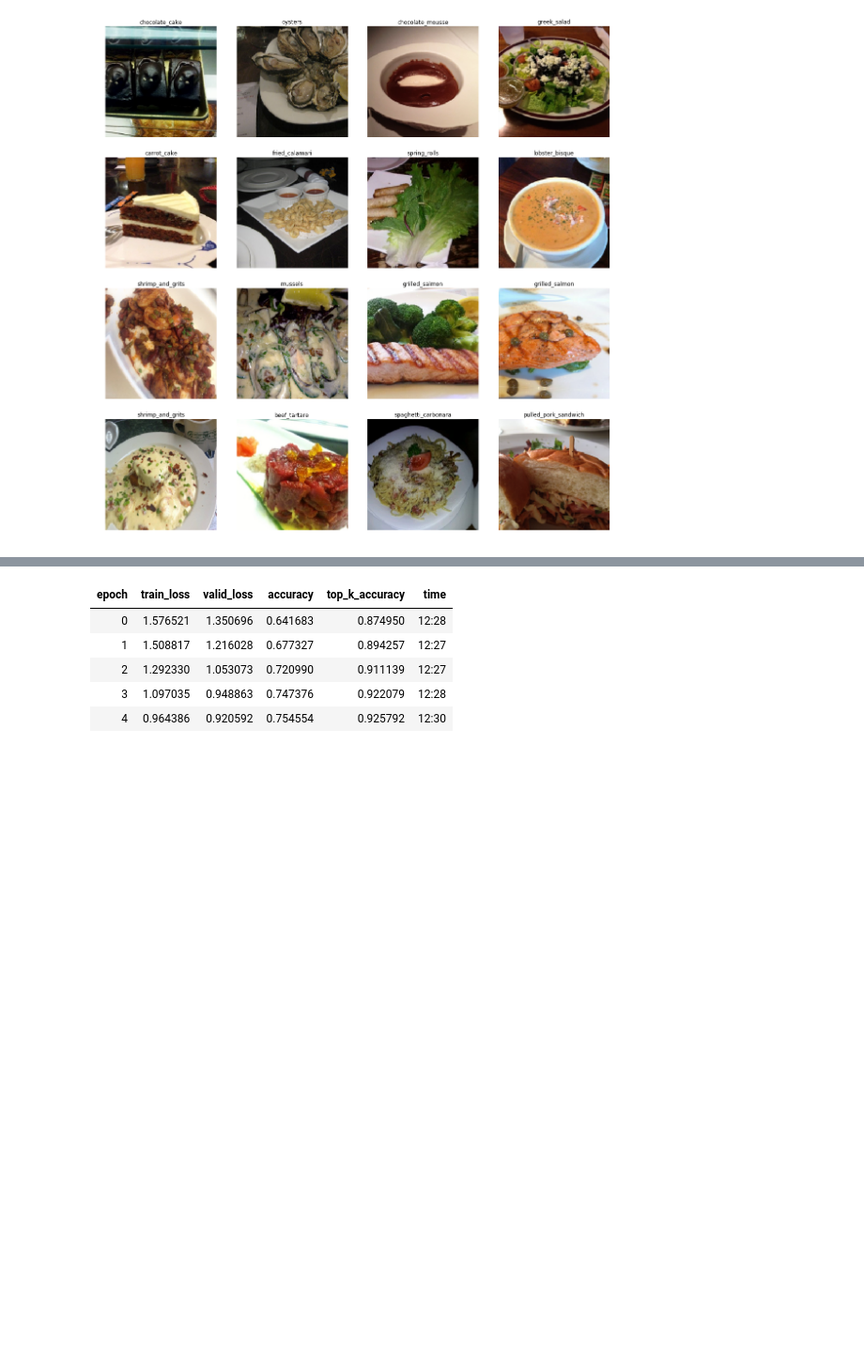
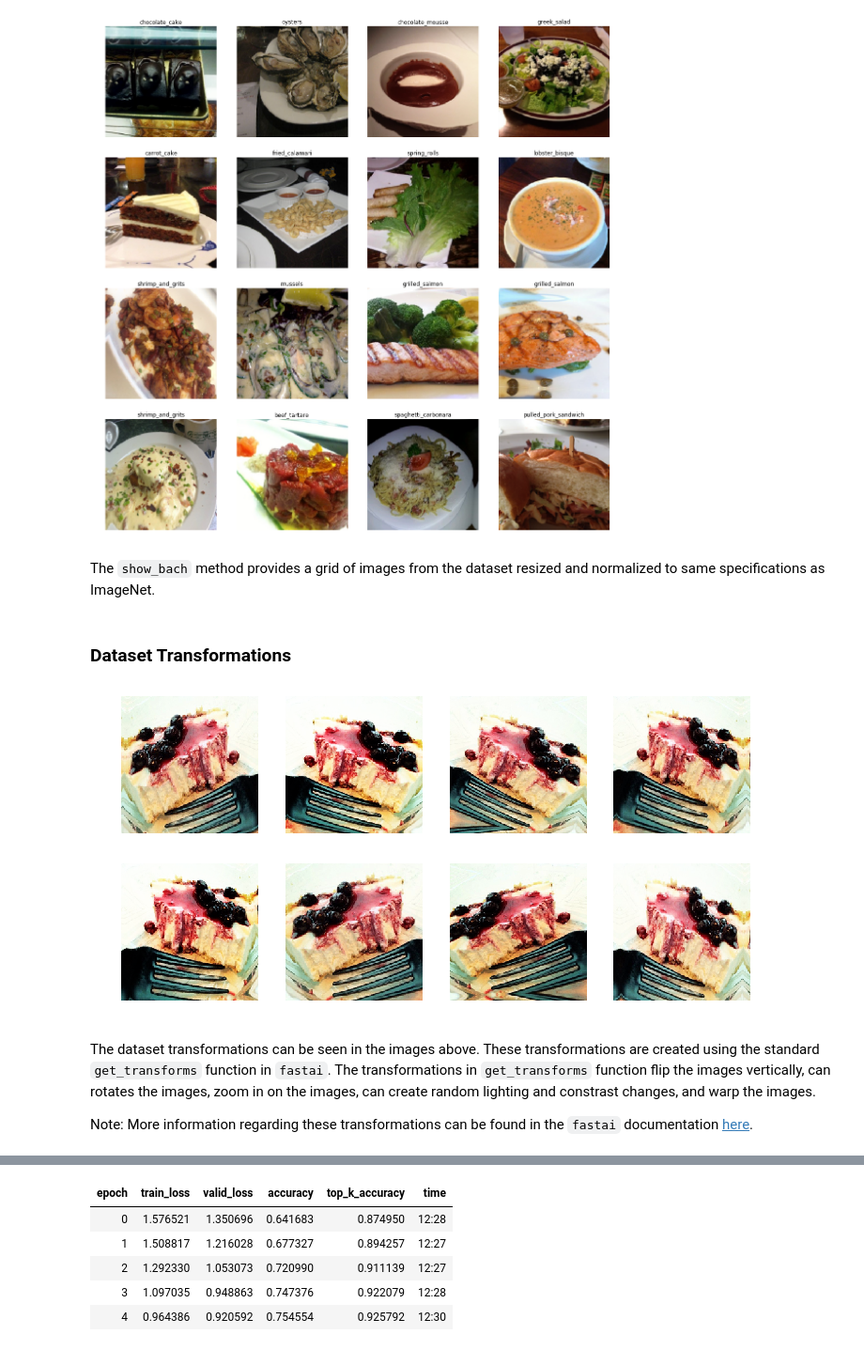
Before and after one commit to kishb87/Food-101, a Jupyter notebook: food_101.ipynb, the cells around one changed output, grey strips where cells are left out. Shown at 94% size. Saved outputs shown, nothing was run; the diff lists cells and outputs as text; code cells hidden in the pictures; blank space fills up the shorter version.

Commit message:
Add experiment documentation to notebook

```diff
--- a/food_101.ipynb
+++ b/food_101.ipynb
@@ -24,3 +34,7 @@ data = (ImageList.from_folder(path)
 data.show_batch(rows=4)
 # %% [output]
 [figure]
+# %% [markdown]
+The `show_bach` method provides a grid of images from the dataset resized and normalized to same specifications as ImageNet.
+# %% [markdown]
+### Dataset Transformations
@@ -26,0 +43,17 @@ data.show_batch(rows=4)
+# %%
+img_path = Path(path)/'images/cheesecake/1001446.jpg'
+def get_ex(): return open_image(img_path)
+# %%
+# Visualize transformations with plots_f
+# source: https://docs.fast.ai/vision.transform.html#get_transforms
+def plots_f(rows, cols, width, height, **kwargs):
+    [get_ex().apply_tfms(tfms[0], **kwargs).show(ax=ax) for i,ax in enumerate(plt.subplots(
+        rows,cols,figsize=(width,height))[1].flatten())]
+# %%
+plots_f(2, 4, 12, 6, size=224)
+# %% [output]
+[figure, added]
+# %% [markdown]
+The dataset transformations can be seen in the images above. These transformations are created using the standard `get_transforms` function in `fastai`. The transformations in `get_transforms` function flip the images vertically, can rotates the images, zoom in on the images, can create random lighting and constrast changes, and warp the images.
+
+Note: More information regarding these transformations can be found in the `fastai` documentation [here](https://docs.fast.ai/vision.transform.html#get_transforms).
```
Also changed, not shown: parts of 21 cells of this notebook.
